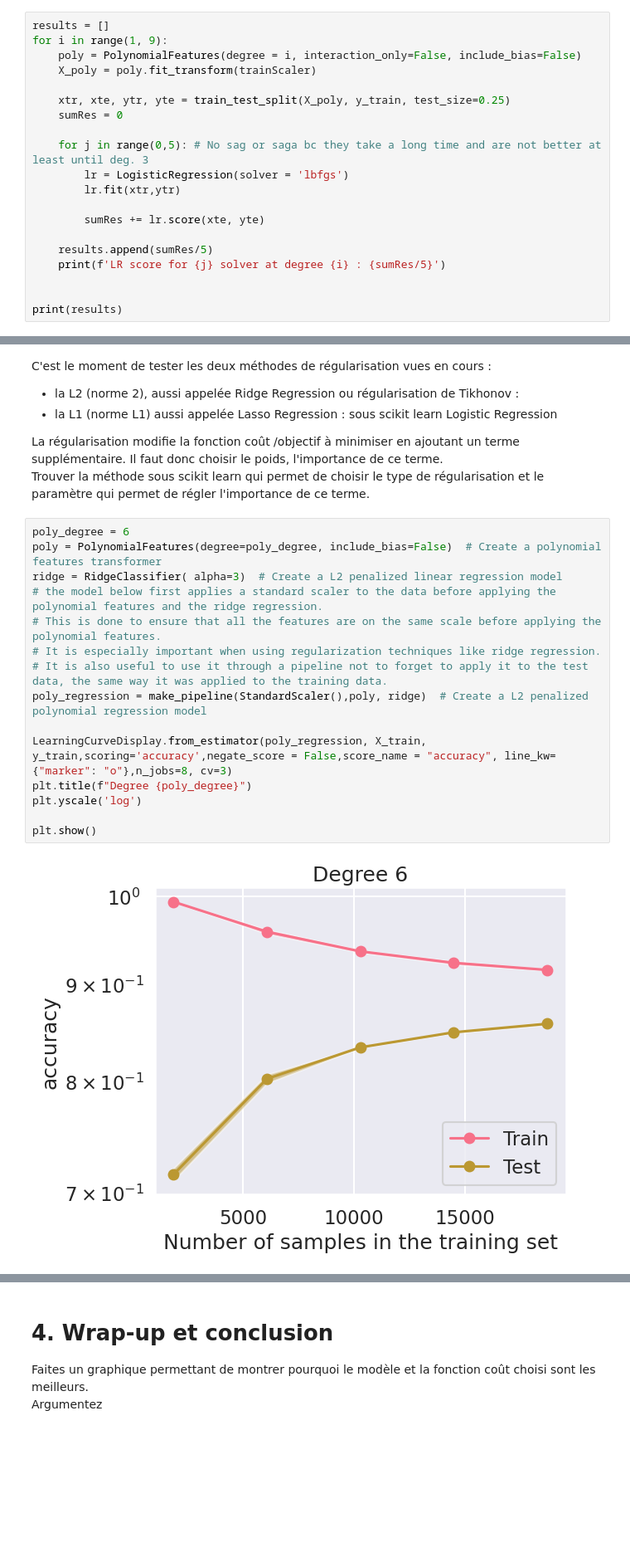
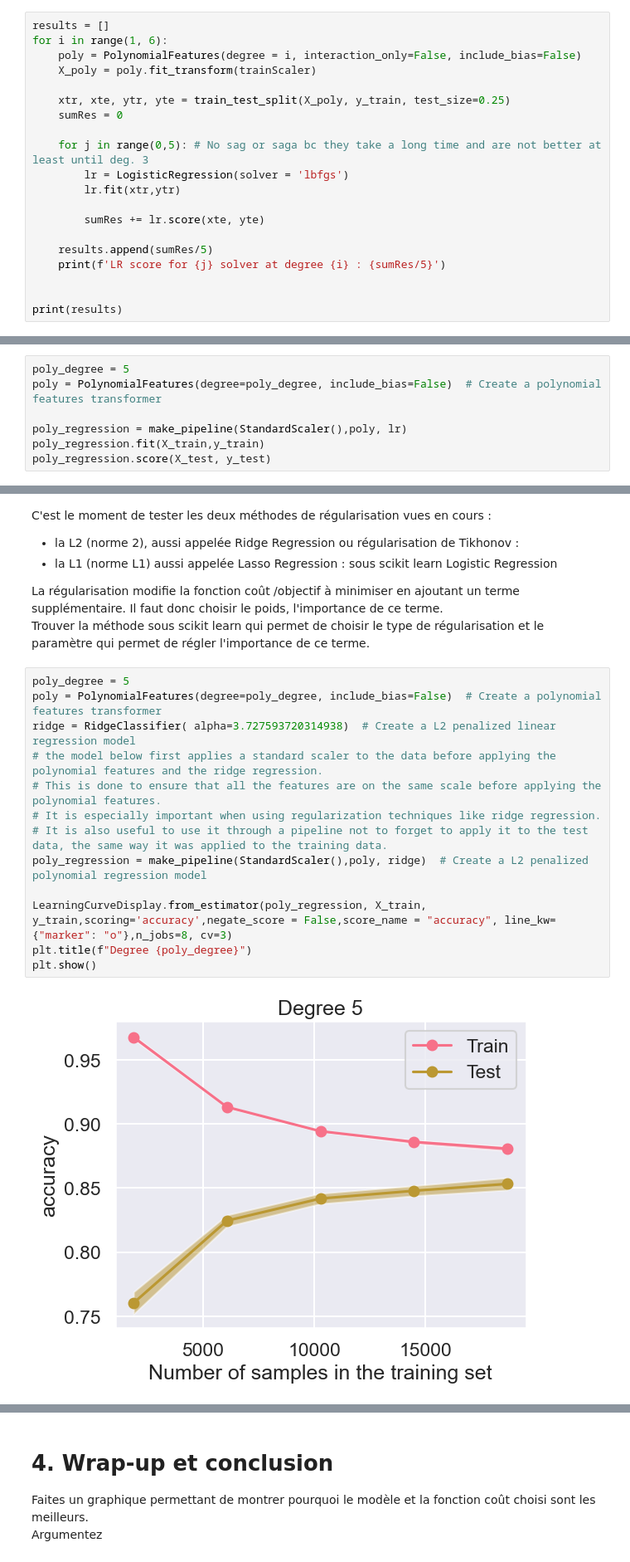
Before and after one commit to GuilBess/log_reg_proj, a Jupyter notebook: Projet.ipynb, the cells around one changed output, grey strips where cells are left out. Shown: that part at 83% size. Drawn from its saved outputs; the diff is of its cells as text; blank space fills up the shorter version.

```diff
--- a/Projet.ipynb
+++ b/Projet.ipynb
@@ -151,7 +151,7 @@ lr.score(X_test, y_test)
 - **Ajouter ensuite des calculs de termes polynomiaux et augmenter l'ordre des polynômes jusqu'à détecter l'overfitting**
 # %%
 results = []
-for i in range(1, 9):
+for i in range(1, 6):
     poly = PolynomialFeatures(degree = i, interaction_only=False, include_bias=False)
     X_poly = poly.fit_transform(trainScaler)
 
@@ -293,0 +277,7 @@ NameError: name 'results' is not defined
+# %%
+poly_degree = 5
+poly = PolynomialFeatures(degree=poly_degree, include_bias=False)  # Create a polynomial features transformer
+
+poly_regression = make_pipeline(StandardScaler(),poly, lr)
+poly_regression.fit(X_train,y_train)
+poly_regression.score(X_test, y_test)
@@ -302,19 +301,17 @@ C'est le moment de tester les deux méthodes de régularisation vues en cours :
 La régularisation modifie la fonction coût /objectif à minimiser en ajoutant un terme supplémentaire. Il faut donc choisir le poids, l'importance de ce terme.
 Trouver la méthode sous scikit learn qui permet de choisir le type de régularisation et le paramètre qui permet de régler l'importance de ce terme.
 # %%
-poly_degree = 6
+poly_degree = 5
 poly = PolynomialFeatures(degree=poly_degree, include_bias=False)  # Create a polynomial features transformer
-ridge = RidgeClassifier( alpha=3)  # Create a L2 penalized linear regression model
+ridge = RidgeClassifier( alpha=3.727593720314938)  # Create a L2 penalized linear regression model
 # the model below first applies a standard scaler to the data before applying the polynomial features and the ridge regression.
 # This is done to ensure that all the features are on the same scale before applying the polynomial features.
 # It is especially important when using regularization techniques like ridge regression.
 # It is also useful to use it through a pipeline not to forget to apply it to the test data, the same way it was applied to the training data.
 poly_regression = make_pipeline(StandardScaler(),poly, ridge)  # Create a L2 penalized polynomial regression model
 
 LearningCurveDisplay.from_estimator(poly_regression, X_train, y_train,scoring='accuracy',negate_score = False,score_name = "accuracy", line_kw= {"marker": "o"},n_jobs=8, cv=3)
 plt.title(f"Degree {poly_degree}")
-plt.yscale('log')
-
 plt.show()
 # %% [output]
-[figure, old version]
+[figure, new version]
```
Also changed, not shown: parts of 8 cells of this notebook.
